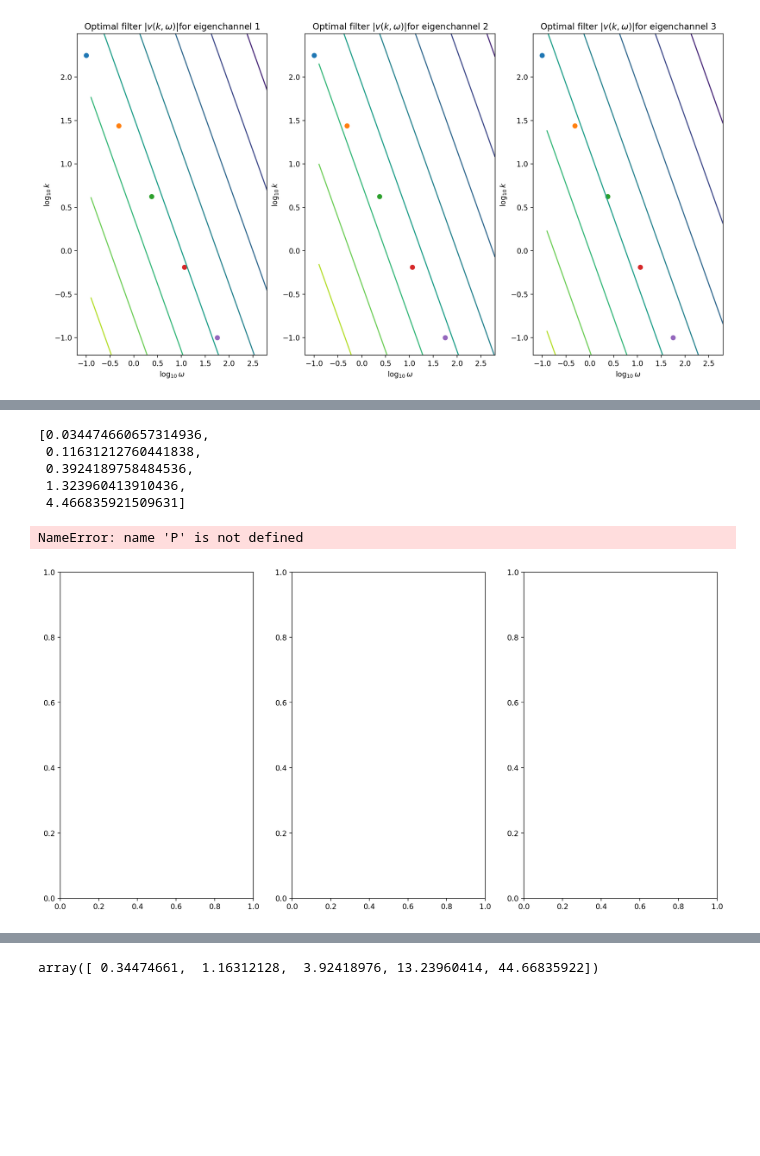
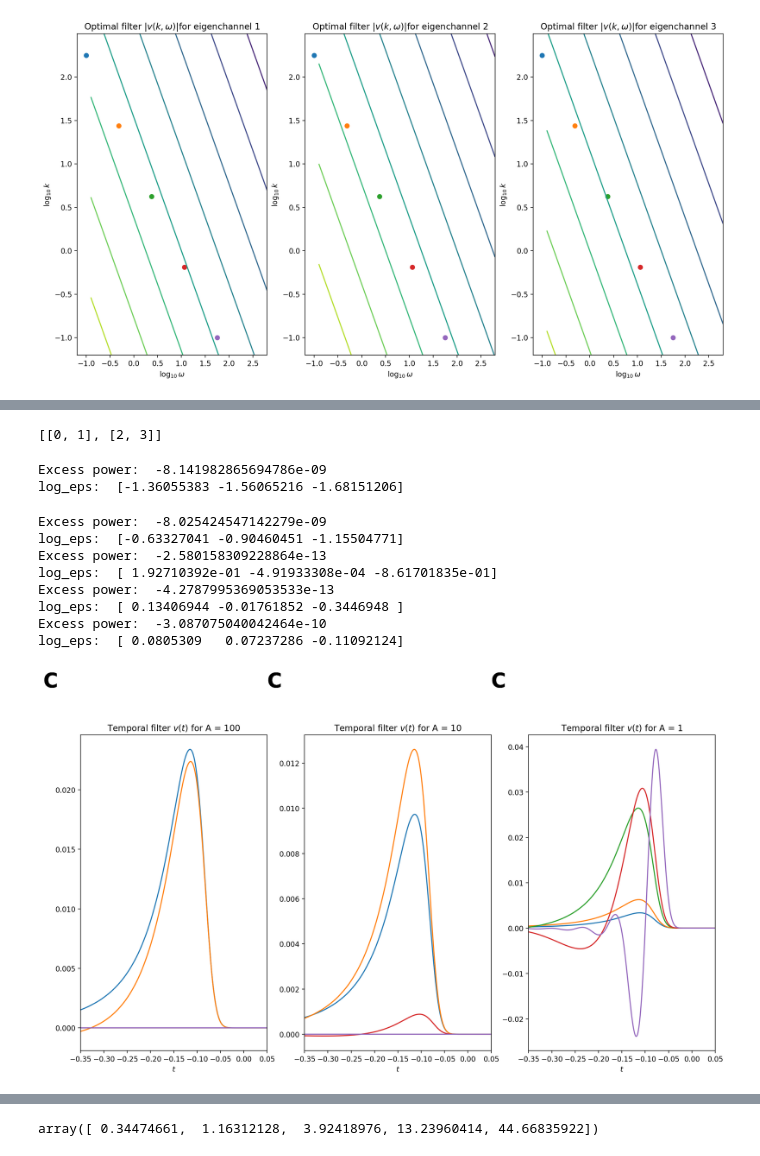
Before and after one commit to pearsonlab/efficientcodingcolor, a Jupyter notebook: Code/mosaic_density_color_original_modif.ipynb, the cells around one changed output, grey strips where cells are left out. Cells and saved outputs as stored; diff of their text form; code cells hidden in the pictures; blank space fills up the shorter version.

```diff
--- a/Code/mosaic_density_color_original_modif.ipynb
+++ b/Code/mosaic_density_color_original_modif.ipynb
@@ -514,13 +514,14 @@ def optimal_logeps(kf_noA, freqs, klims, power, P, A_type):
 # %%
 #Bug 1: needed to multiply kf by A**(1/alpha) instead of just A
 omega_range_mul = 4
+k_range_mul = 1
 A = np.array([100,10,1])
 if A.shape[0] > 1:
     n_plots = A.shape[0]
 else:
     n_plots = 2
 fig, ax = plt.subplots(1, n_plots, figsize=(16, 8))
-k0_list = [10**k0 for k0 in np.linspace(2.25, -1, 5)]
+k0_list = [10**k0 for k0 in np.linspace(2.25*k_range_mul, -1*k_range_mul, 5)]
 o0_list = [10**o0 for o0 in np.linspace(-0.25*omega_range_mul, 1.75, 5)]
 
 kf_list_noA = [(sigin**2/o0**2)**(1/alpha) for o0 in o0_list]
@@ -597,35 +603,66 @@ KeyboardInterrupt:
 # %%
+test = []
+test.append([0,1])
+test.append([2,3])
+print(test[:])
 # %% [output]
-[0.034474660657314936,
- 0.11631212760441838,
- 0.3924189758484536,
- 1.323960413910436,
- 4.466835921509631]
+[[0, 1], [2, 3]]
 # %%
-A = np.array([100, 10,1])
+k0_list = [10**k0 for k0 in np.linspace(2, -3, 5)]
+o0_list = [10**o0 for o0 in np.linspace(-0.25, 1.75, 5)] #original is -0.25 to 1.75
+
+kf_list_noA = [(sigin**2/o0**2)**(1/alpha) for o0 in o0_list]
+of_list_noA = [np.sqrt(sigin**2/k0**alpha) for k0 in k0_list]
+
+A = np.array([100,10,1])
 fig, ax = plt.subplots(1, 3, figsize=(16, 8))
 dt = 1e-4
 M = 1000001
+#M = 10000001
 freqs_o = scipy.fft.fftshift(scipy.fft.fftfreq(M, d=dt) * 2 * np.pi)
 T = (M//2) * dt
 tt = np.linspace(-T/2, T/2, M)
-for i in range(A.shape[0]):
-    for of_noA in of_list_noA:
-        log_eps = optimal_logeps(of_noA, freqs_o, None, 2, P)
+vt_all = []
+vv_all = []
+log_eps_all = []
+c = 0
+lines = []
+for of_noA in of_list_noA:
+    log_eps = optimal_logeps(of_noA, freqs_o, None, 2, P, 'of')
+    log_eps_all.append(log_eps)
+    print("log_eps: ", log_eps)
+    vts = []
+    for i in range(A.shape[0]):
         vv = filter_k(of_noA*np.sqrt(A[i]), 10**log_eps[i], power=2)(freqs_o)
+        #Prevents artifacts when output filter is 0 for all freqs.
         vf = np.convolve(vv[M//2:], ff, mode='same')
         log_v = extrap_and_reflect(vf, M, return_log=True)
         log_v_a = np.conj(ssig.hilbert(log_v))
         vt = np.real(scipy.fft.fftshift(scipy.fft.fft(scipy.fft.ifftshift(np.exp(log_v_a)))))
-        vt /= np.linalg.norm(vt)
-
-        ax[i].plot(tt, vt)
-
-ax[i].set_xlim(-0.35, 0)
-ax[i].set_xlabel(r"$t$")
-ax[i].set_yticks([])
-ax[i].set_title(r"Temporal filter $v(t)$");
-ax[i].text(*label_loc, "C", transform=ax[i].transAxes, fontsize=fontsize, fontweight=fontweight, va='top')
+        vv_all.append(vv)
+        vt_all.append(vt)
+        vts.append(vt)
+    vts = np.array(vts)
+    vts /= np.linalg.norm(vts)
+    for i in range(A.shape[0]):
+        line, = ax[i].plot(tt, vts[i,:], label = str(('{:.3f}').format(k0_list[c])))
+        if i == 0:
+            lines.append(line)
+        ax[i].set_xlim(-0.35, 0.05)
+        ax[i].set_xlabel(r"$t$")
+        #ax[i].set_yticks([])
+        ax[i].set_title(r"Temporal filter $v(t)$ for A = " + str(A[i]));
+        ax[i].text(*label_loc, "C", transform=ax[i].transAxes, fontsize=fontsize, fontweight=fontweight, va='top')
+#ax[i].legend(handles=lines, title = "Spatial frequency", fontsize = 12)
 # %% [output]
-NameError: name 'P' is not defined
+Excess power:  -8.141982865694786e-09
+log_eps:  [-1.36055383 -1.56065216 -1.68151206]
+Excess power:  -8.025424547142279e-09
+log_eps:  [-0.63327041 -0.90460451 -1.15504771]
+Excess power:  -2.580158309228864e-13
+log_eps:  [ 1.92710392e-01 -4.91933308e-04 -8.61701835e-01]
+Excess power:  -4.2787995369053533e-13
+log_eps:  [ 0.13406944 -0.01761852 -0.3446948 ]
+Excess power:  -3.087075040042464e-10
+log_eps:  [ 0.0805309   0.07237286 -0.11092124]
-[figure, old version]
+[figure, new version]
```
Also changed, not shown: parts of 6 cells of this notebook.
